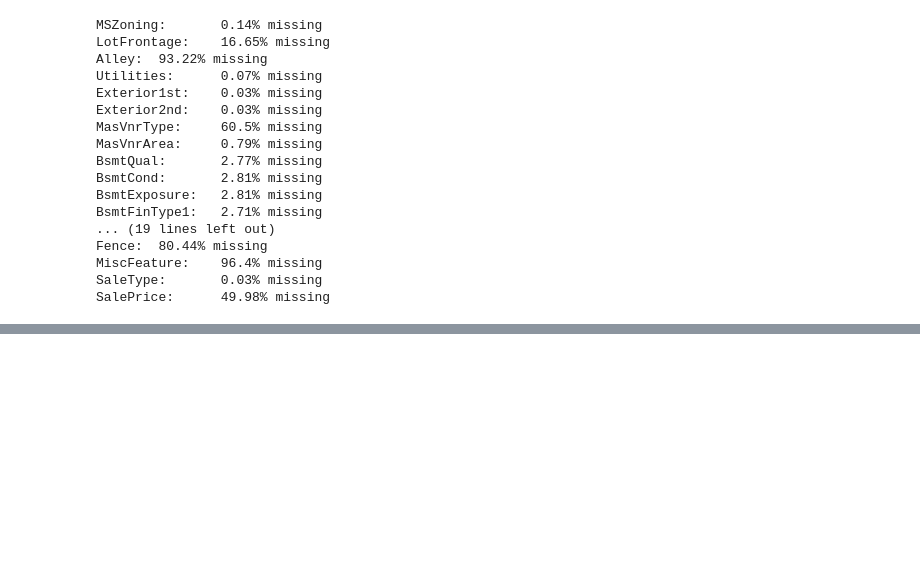
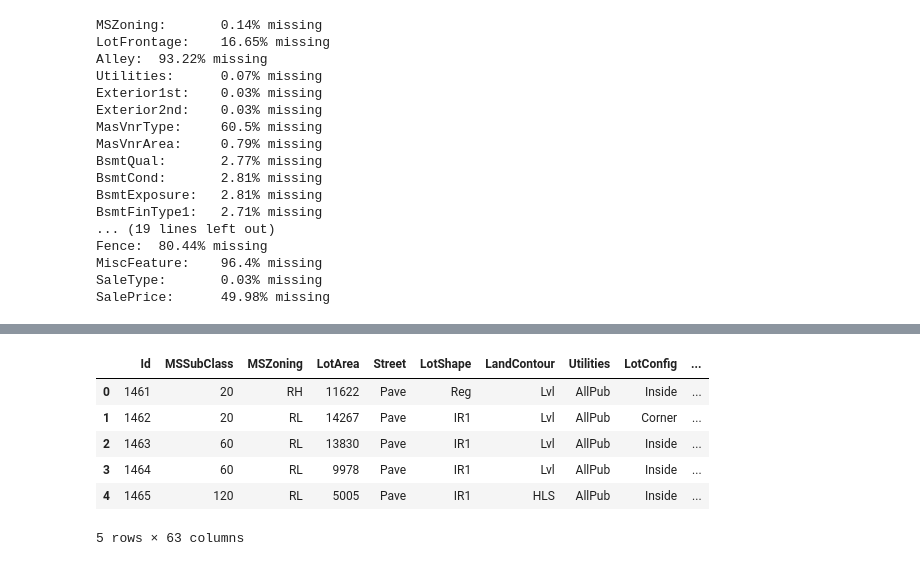
Before and after one commit to wetherc/data-2000, a Jupyter notebook: labs/050_decision-trees.ipynb, the cells around one changed output, grey strips where cells are left out. Saved outputs shown, nothing was run; the diff lists cells and outputs as text; code cells hidden in the pictures; blank space fills up the shorter version.

```diff
--- a/labs/050_decision-trees.ipynb
+++ b/labs/050_decision-trees.ipynb
@@ -305,9 +307,13 @@ import numpy as np
 
 data.replace('NaN', np.nan, inplace=True)
 # %%
+highly_missing_cols = []
+
 for row in (data.isna().mean() * 100).items():
     if row[1] > 0:
         print(f"{row[0]}:\t{round(row[1], 2)}% missing")
+    if row[1] > 0.40:
+        highly_missing_cols.append(row[0])
 # %% [output]
 MSZoning:       0.14% missing
 LotFrontage:    16.65% missing
@@ -326,3 +332,7 @@ Fence:  80.44% missing
 MiscFeature:    96.4% missing
 SaleType:       0.03% missing
 SalePrice:      49.98% missing
+# %%
+highly_missing_cols.pop(-1)
+data = data.drop(highly_missing_cols, axis=1)
+data.columns
@@ -328,0 +360,10 @@ SalePrice:      49.98% missing
+# %%
+data.head()
+# %% [output]
+|  | Id | MSSubClass | MSZoning | LotArea | Street | LotShape | LandContour | Utilities | LotConfig | ... |
+| 0 | 1461 | 20 | RH | 11622 | Pave | Reg | Lvl | AllPub | Inside | ... |
+| 1 | 1462 | 20 | RL | 14267 | Pave | IR1 | Lvl | AllPub | Corner | ... |
+| 2 | 1463 | 60 | RL | 13830 | Pave | IR1 | Lvl | AllPub | Inside | ... |
+| 3 | 1464 | 60 | RL | 9978 | Pave | IR1 | Lvl | AllPub | Inside | ... |
+| 4 | 1465 | 120 | RL | 5005 | Pave | IR1 | HLS | AllPub | Inside | ... |
+5 rows × 63 columns
```
Also changed, not shown: parts of 15 cells of this notebook.
